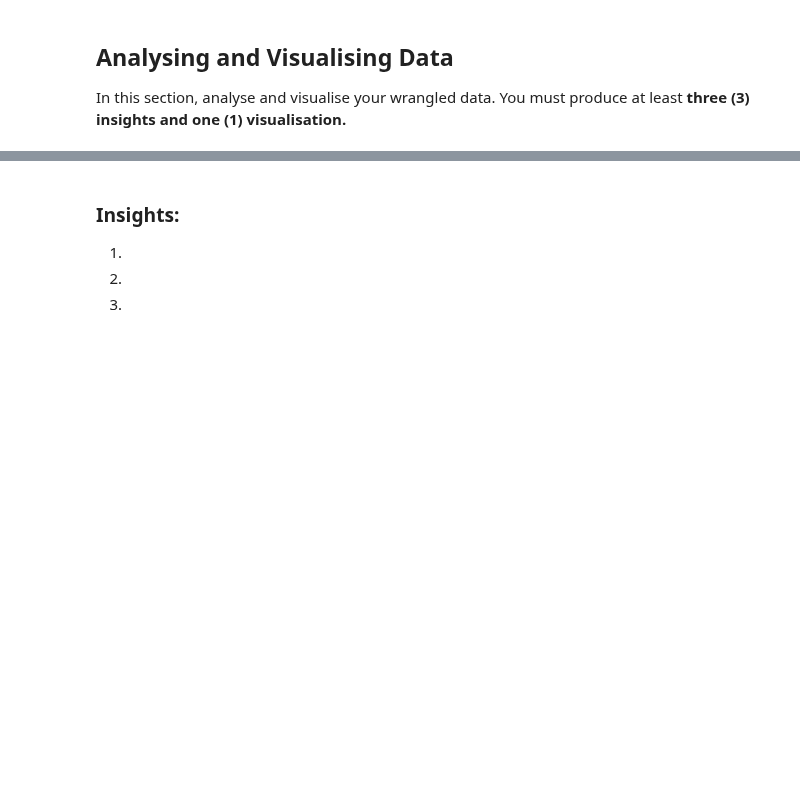
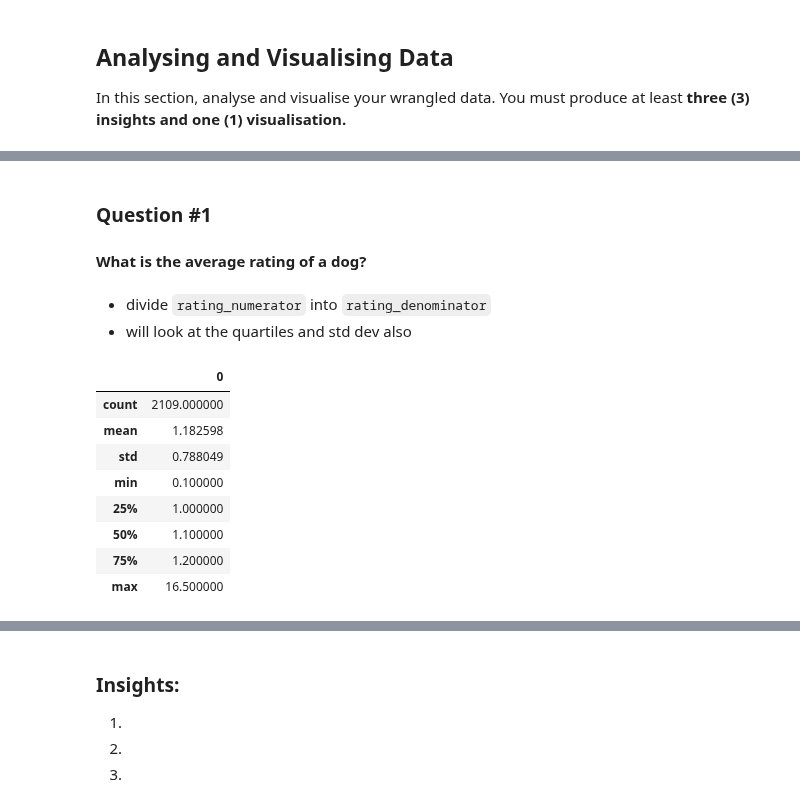
Before and after one commit to brk-a/alx-t-data-analyst, a Jupyter notebook: 0x01-project_2_wrangle_and_analyse_data/wrangle_act.ipynb, the cells around one changed output, grey strips where cells are left out. Cells and saved outputs as stored; diff of their text form; code cells hidden in the pictures; blank space fills up the shorter version.

```diff
--- a/0x01-project_2_wrangle_and_analyse_data/wrangle_act.ipynb
+++ b/0x01-project_2_wrangle_and_analyse_data/wrangle_act.ipynb
@@ -1160,0 +1179,7 @@ In this section, analyse and visualise your wrangled data. You must produce at l
+# %% [markdown]
+### Question #1
+
+#### What is the average rating of a dog?
+# %% [markdown]
+* divide `rating_numerator` into `rating_denominator`
+* will look at the quartiles and std dev also
@@ -1160,0 +1194,12 @@ In this section, analyse and visualise your wrangled data. You must produce at l
+# %%
+rating_df.describe()
+# %% [output]
+|  | 0 |
+| count | 2109.000000 |
+| mean | 1.182598 |
+| std | 0.788049 |
+| min | 0.100000 |
+| 25% | 1.000000 |
+| 50% | 1.100000 |
+| 75% | 1.200000 |
+| max | 16.500000 |
```
Also changed, not shown: parts of 14 cells of this notebook.
